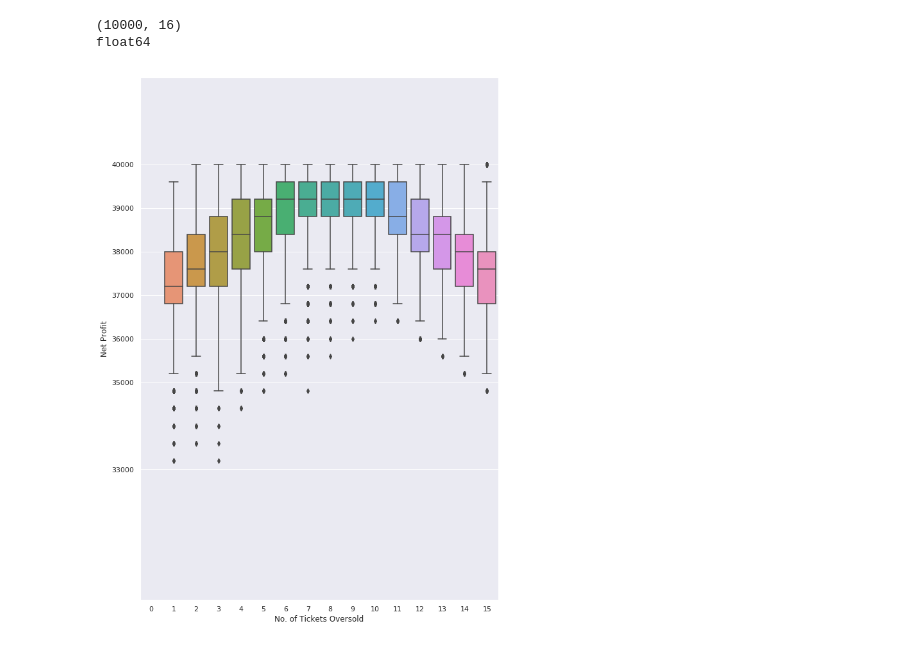
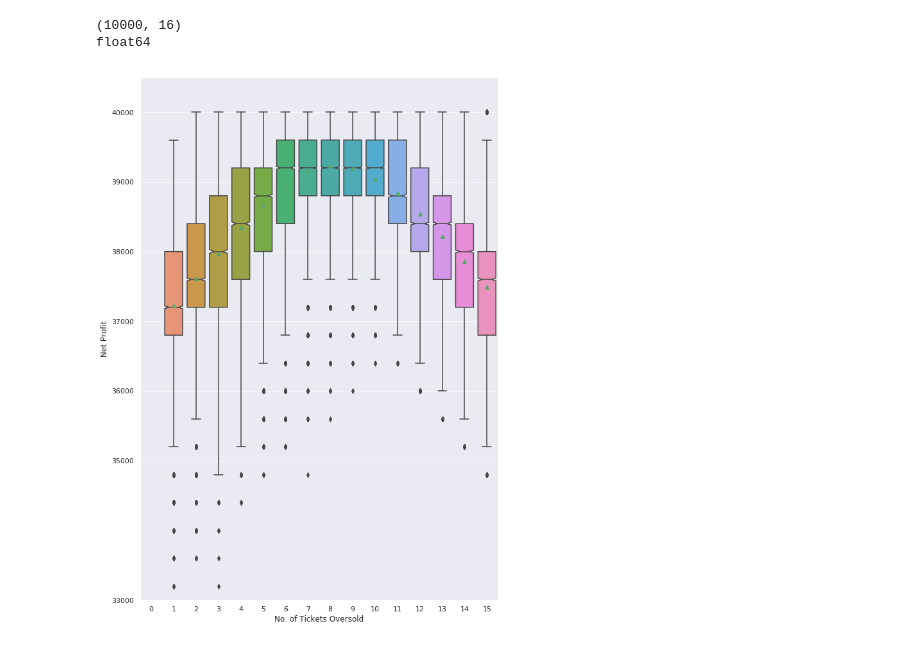
Before and after one commit to gswarge/Monte_carlo_simulation_airline_overbooking, a Jupyter notebook: Airline_Overbooking_Simulation.ipynb, the cells around one changed output. Drawn from its saved outputs; the diff is of its cells as text; code cells hidden in the pictures.

```diff
--- a/Airline_Overbooking_Simulation.ipynb
+++ b/Airline_Overbooking_Simulation.ipynb
@@ -59,15 +59,12 @@ float64
 # %%
 #Plotting the Simulation
 
-#sns.set_style("whitegrid");
-#sns.set_palette("pastel")
-#sns.set_context("paper")
 sns.set();
 sns.set(rc={'figure.figsize':(10,15)})
-ax = sns.boxplot(data = revenue);
+ax = sns.boxplot(data = revenue, notch=True,showmeans=True);
 plt.xlabel("No. of Tickets Oversold");
 plt.ylabel("Net Profit")
-plt.ylim(30000,42000);
+plt.ylim(33000,40500);
 plt.yticks([33000,35000,36000,37000,38000,39000,40000]);
 # %% [output]
-[figure, old version]
+[figure, new version]
```
